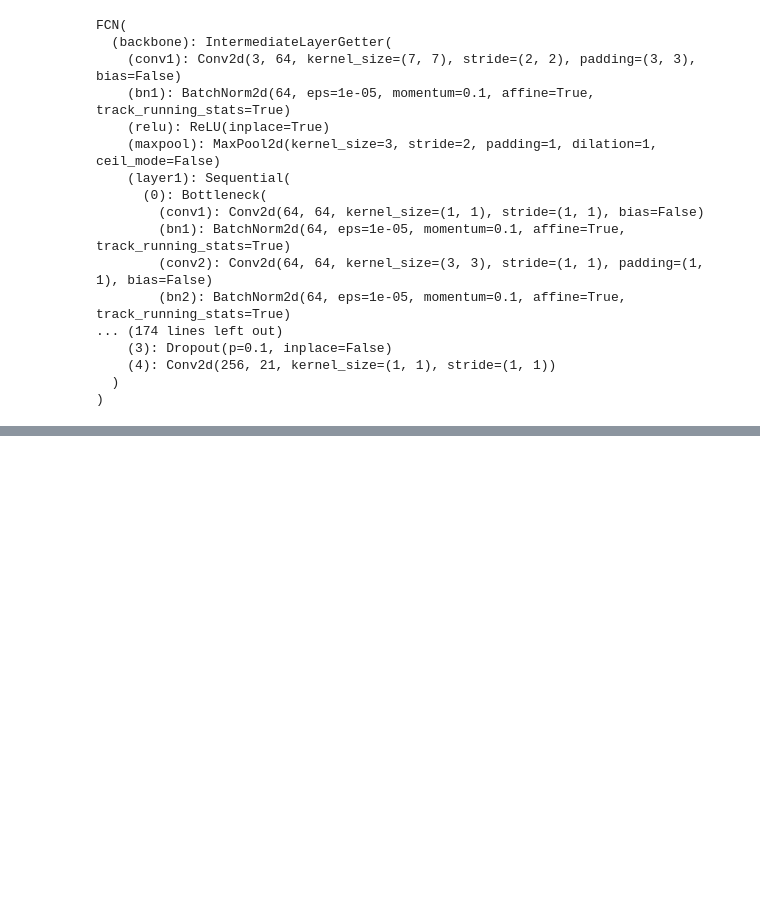
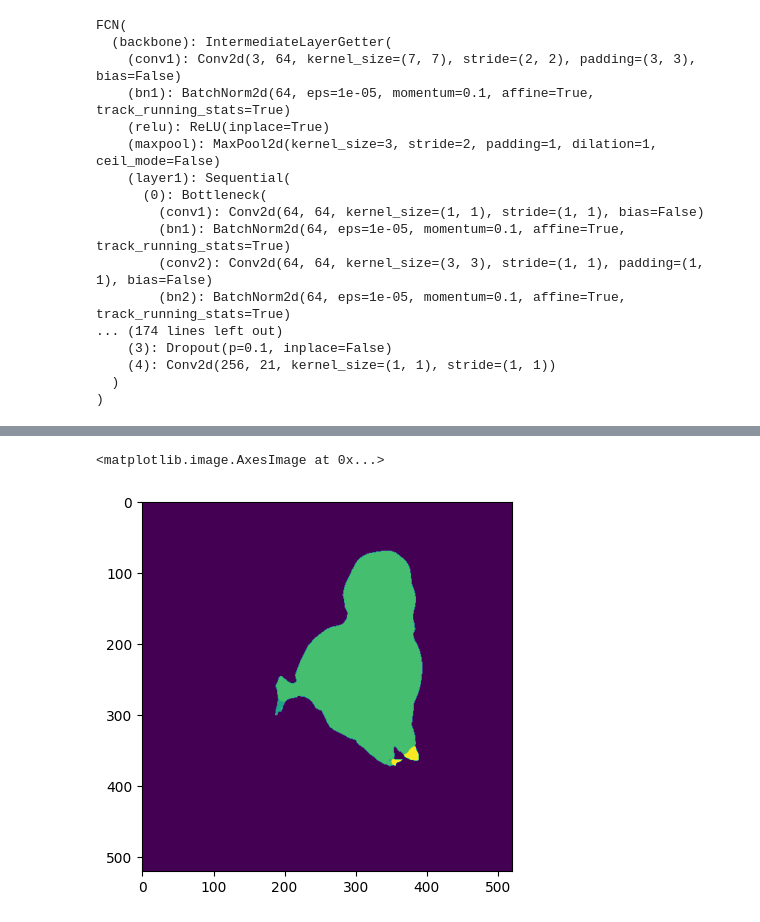
Before and after one commit to HromovAndrey/-Tu_kill_the_time, a Jupyter notebook: Untitled14.ipynb, the cells around one changed output, grey strips where cells are left out. Drawn from its saved outputs; the diff is of its cells as text; code cells hidden in the pictures; blank space fills up the shorter version.

```diff
--- a/Untitled14.ipynb
+++ b/Untitled14.ipynb
@@ -41,0 +45,6 @@ RuntimeError: The size of tensor a (4) must match the size of tensor b (3) at no
+# %%
+with torch.no_grad():
+  prediction = model(batch)["out"]
+
+masks = prediction.argmax(dim=1)
+masks = masks[0]
@@ -41,0 +58,5 @@ RuntimeError: The size of tensor a (4) must match the size of tensor b (3) at no
+# %%
+plt.imshow(masks)
+# %% [output]
+<matplotlib.image.AxesImage at 0x...>
+[figure, added]
```
Also changed, not shown: parts of 8 cells of this notebook.
